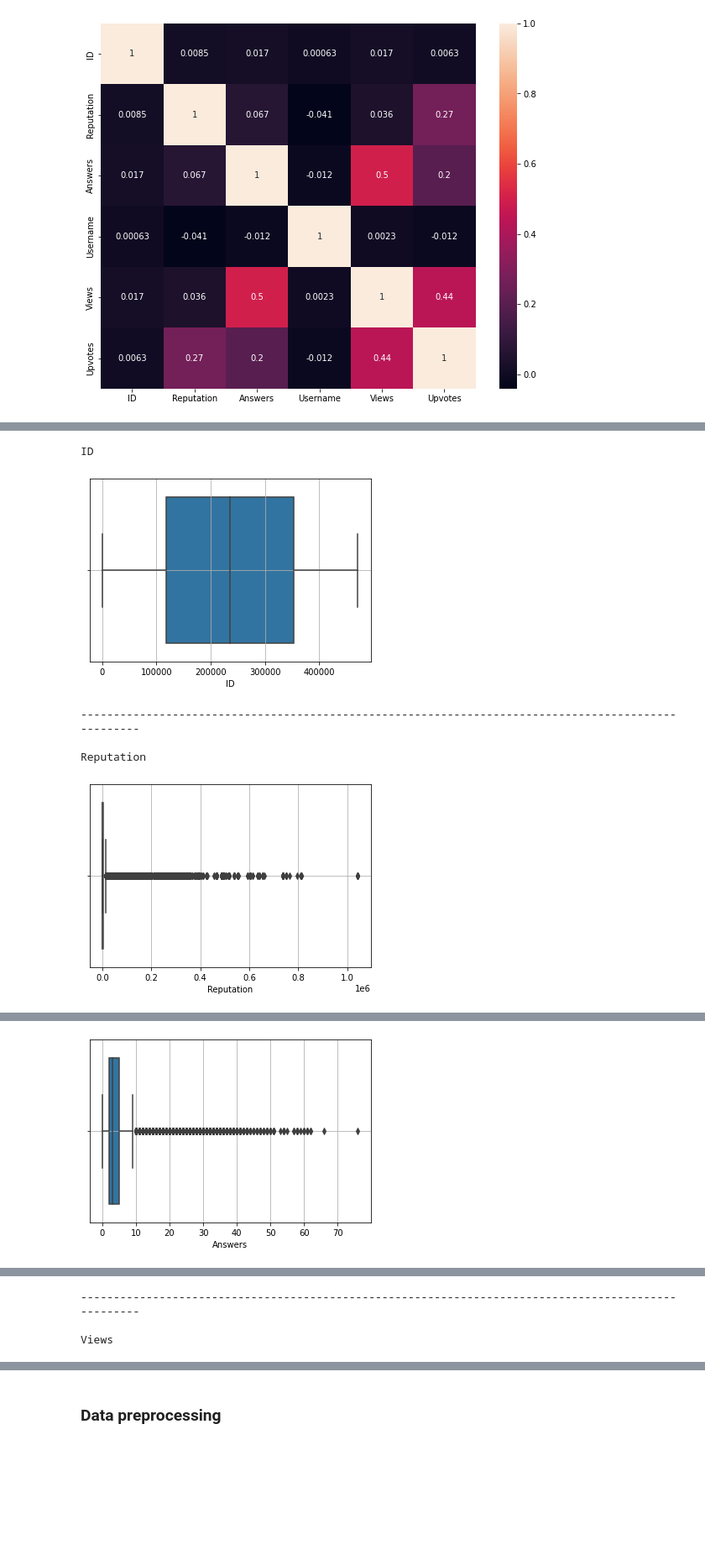
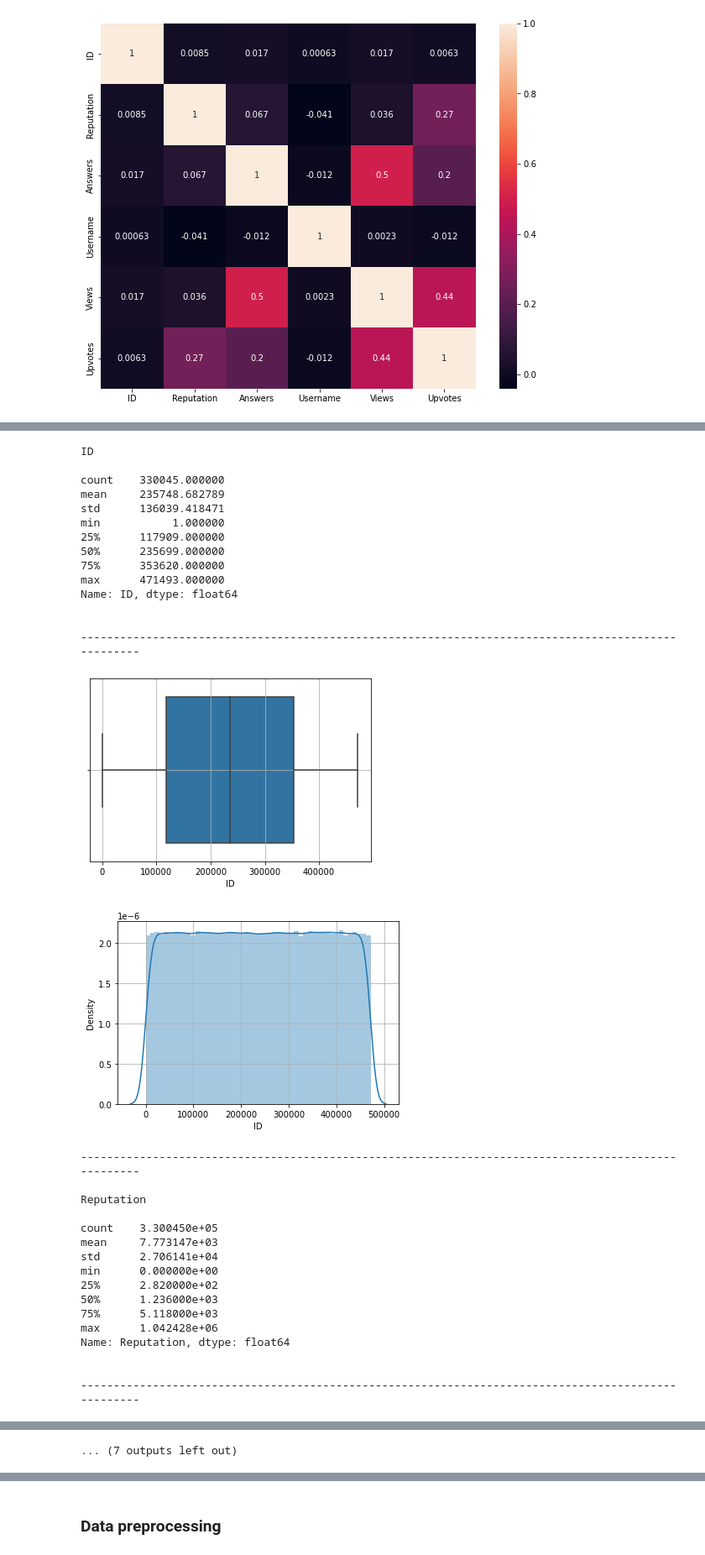
Before and after one commit to SharanDHONI/Upvotes-Prediction-Analytics-vidhya, a Jupyter notebook: upvotes.ipynb, the cells around one changed output, grey strips where cells are left out. Shown at 84% size. Drawn from its saved outputs; the diff is of its cells as text; code cells hidden in the pictures; blank space fills up the shorter version.

```diff
--- a/upvotes.ipynb
+++ b/upvotes.ipynb
@@ -63,16 +88,53 @@ plt.show()
 # %%
+# print(df.columns,'\n\n')
+# print(df.dtypes,'\n')
 for i in df.columns:
     if df[i].dtype != 'object':
+
         print(i,'\n')
+        print(df[i].describe())
+        print('\n')
+        print('--'*50)
+
         sns.boxplot(df[i])
         plt.grid()
         plt.show()
 
+        sns.distplot(df[i])
+        plt.grid()
+        plt.show()
+
         print('--'*50,'\n')
 # %% [output]
 ID
+
+count    330045.000000
+mean     235748.682789
+std      136039.418471
+min           1.000000
+25%      117909.000000
+50%      235699.000000
+75%      353620.000000
+max      471493.000000
+Name: ID, dtype: float64
+
+
+----------------------------------------------------------------------------------------------------
 [figure]
+[figure, new version]
 ----------------------------------------------------------------------------------------------------
 
 Reputation
+
+count    3.300450e+05
+mean     7.773147e+03
+std      2.706141e+04
+min      0.000000e+00
+25%      2.820000e+02
+50%      1.236000e+03
+75%      5.118000e+03
+max      1.042428e+06
+Name: Reputation, dtype: float64
+
+
+----------------------------------------------------------------------------------------------------
-[figure, old version]
@@ -82 +158,0 @@ Answers
-[figure, old version]
@@ -87,3 +179 @@ Username
-----------------------------------------------------------------------------------------------------
-
-Views
+... (7 outputs left out)
```
Also changed, not shown: parts of 80 cells of this notebook.
